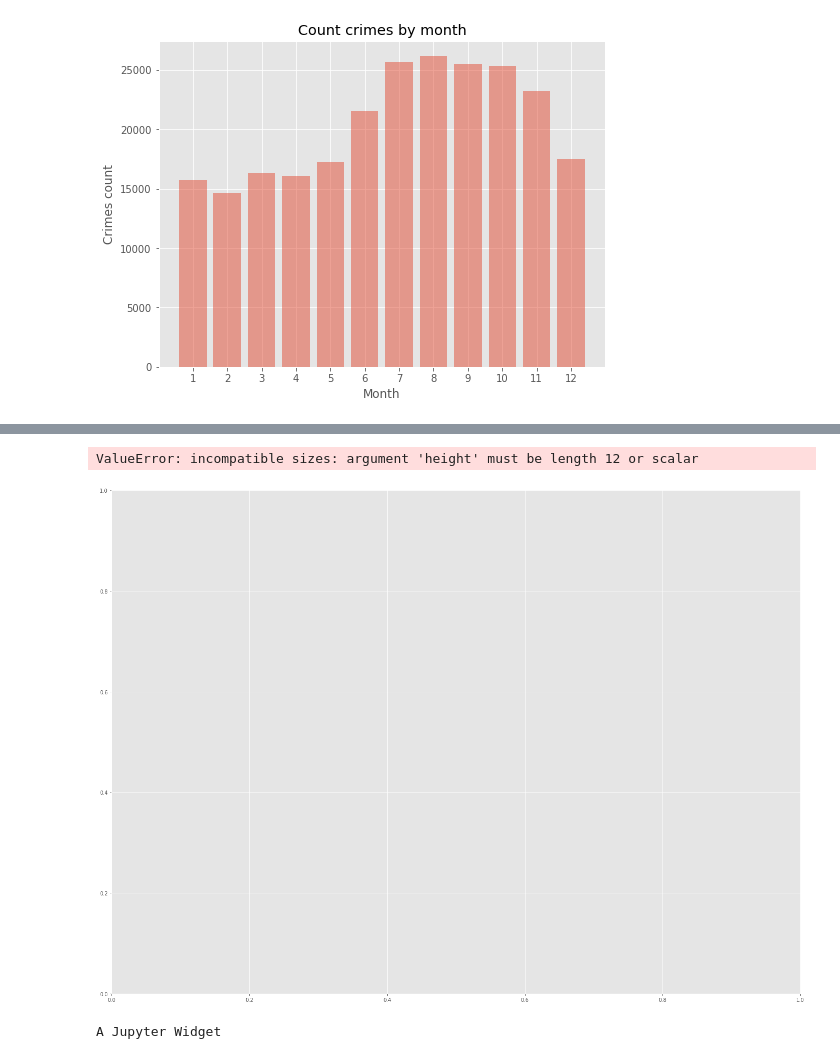
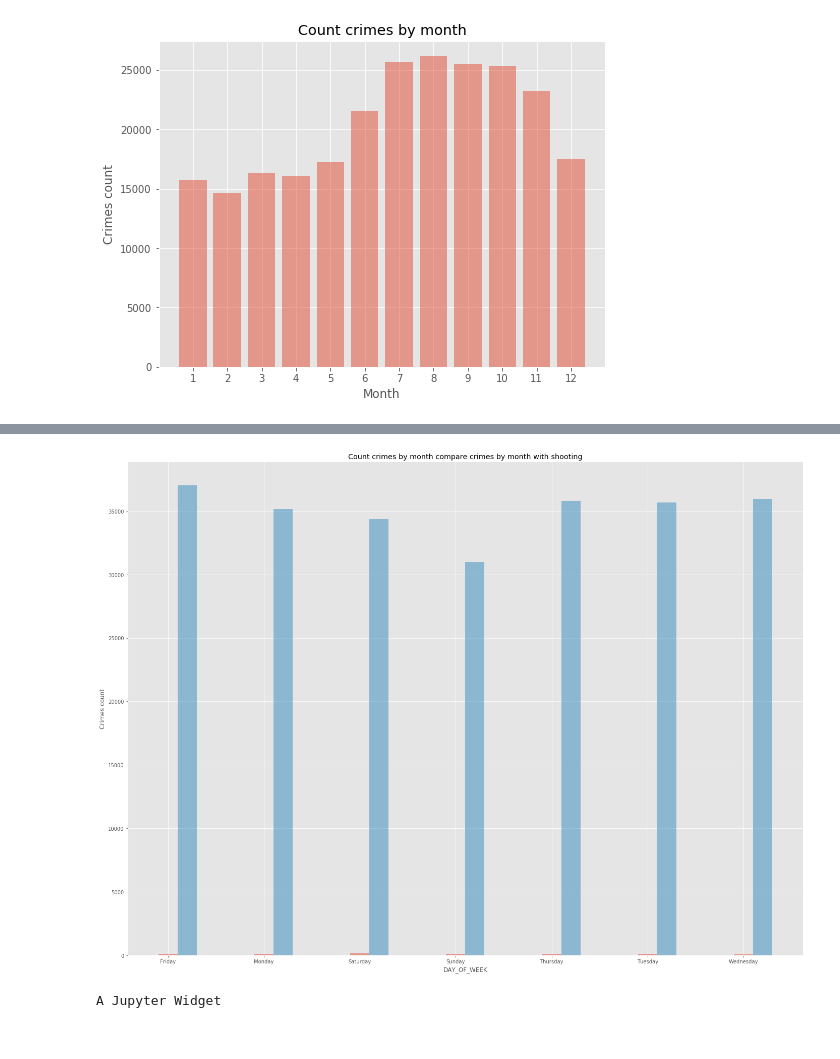
Before and after one commit to bintoll/VA-Lab-project, a Jupyter notebook: Untitled.ipynb, the cells around one changed output, grey strips where cells are left out. Cells and saved outputs as stored; diff of their text form; code cells hidden in the pictures.

```diff
--- a/Untitled.ipynb
+++ b/Untitled.ipynb
@@ -470,17 +470,17 @@ plt.show()
 count_by_month_shooting = crime_only_shoots.copy()
 count_by_month_shooting['count'] = 0
 
-count_by_month_shooting = count_by_month_shooting.groupby('DAY_OF_WEEK').agg(['count']).loc[:,['count']]
+count_by_month_shooting = count_by_month_shooting.groupby('MONTH').agg(['count']).loc[:,['count']]
 count_by_month_shooting = count_by_month_shooting.rename(columns={'count':'count'}).reset_index()
 count_by_month_shooting.columns = count_by_month_shooting.columns.droplevel(1)
-count_by_month_shooting = count_by_month_shooting.sort_values(['DAY_OF_WEEK'], ascending=True)
+count_by_month_shooting = count_by_month_shooting.sort_values(['MONTH'], ascending=True)
 
-objects = count_by_month_shooting['DAY_OF_WEEK']
+objects = count_by_month_shooting['MONTH']
 y_pos = np.arange(len(objects))
 count = count_by_month_shooting['count']
 ind = np.arange(len(objects))
 
-plt.bar(y_pos, count, tick_label=count_by_year['DAY_OF_WEEK'], align='center', alpha=0.5)
+plt.bar(y_pos, count, tick_label=count_by_year['MONTH'], align='center', alpha=0.5)
 plt.xlabel('Month')
 plt.ylabel('Crimes count')
 plt.title('Count crimes with shooting by month')
@@ -491,42 +491,41 @@ KeyError: 'DAY_OF_WEEK'
 # group data by DAY_OF_WEEK and count crimes
 count_by_var1 = crime_only_shoots.copy()
 count_by_var1['count'] = 0
-groupBy = 'MONTH' # possible to change on DAY, YEAR
+groupBy = 'DAY_OF_WEEK' # possible to change on DAY, YEAR
 
 count_by_var1 = count_by_var1.groupby(groupBy).agg(['count']).loc[:,['count']]
 count_by_var1 = count_by_var1.rename(columns={'count':'count'}).reset_index()
 count_by_var1.columns = count_by_var1.columns.droplevel(1)
 count_by_var1 = count_by_var1.sort_values([groupBy], ascending=True)
 
 objects1 = count_by_var1[groupBy]
 y_pos1 = np.arange(len(objects))
 count1 = count_by_var1['count']
 
 count_by_var2 = crime.copy()
 count_by_var2['count'] = 0
 
 count_by_var2 = count_by_var2.groupby(groupBy).agg(['count']).loc[:,['count']]
 count_by_var2 = count_by_var2.rename(columns={'count':'count'}).reset_index()
 count_by_var2.columns = count_by_var2.columns.droplevel(1)
 count_by_var2 = count_by_var2.sort_values([groupBy], ascending=True)
 
 objects2 = count_by_var2[groupBy]
 y_pos2 = np.arange(len(objects))
 count2 = count_by_var2['count']
 
 ig,ax=plt.subplots(2,1,sharex=True)
 ax = plt.subplot(111)
 ax.bar(y_pos1-0.2, count1, tick_label=count_by_var1[groupBy], width=0.2, align='center', alpha=0.5)
 ax.bar(y_pos2, count2, width=0.2, align='center', alpha=0.5)
 
 
 plt.xlabel(groupBy)
 plt.ylabel('Crimes count')
 plt.title('Count crimes by month compare crimes by month with shooting')
 plt.show()
 # %% [output]
-ValueError: incompatible sizes: argument 'height' must be length 12 or scalar
-[figure, old version]
+[figure, new version]
 # %%
 from IPython.html.widgets import interact, interact_manual
 # %%
```
Also changed, not shown: parts of 2 cells of this notebook.
